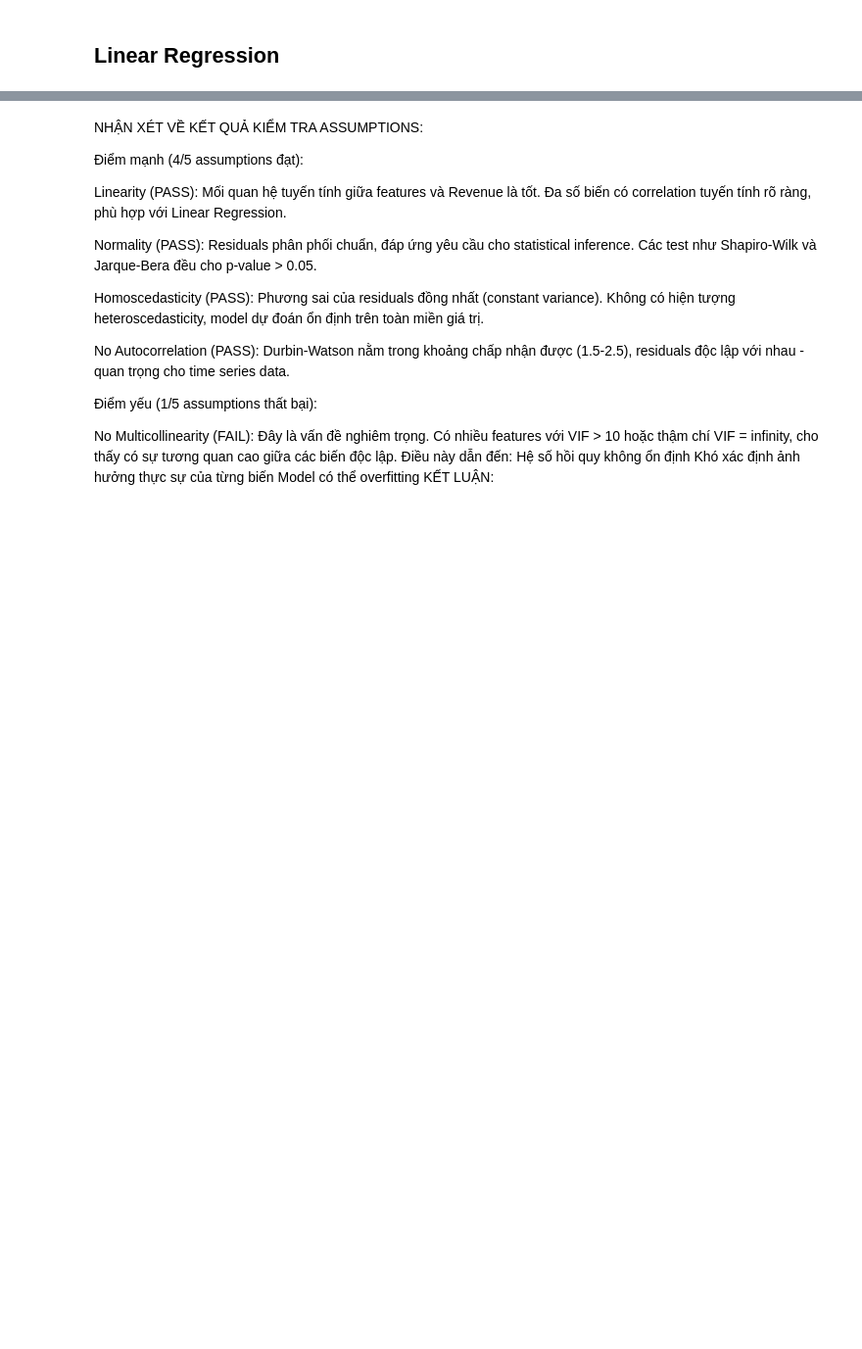
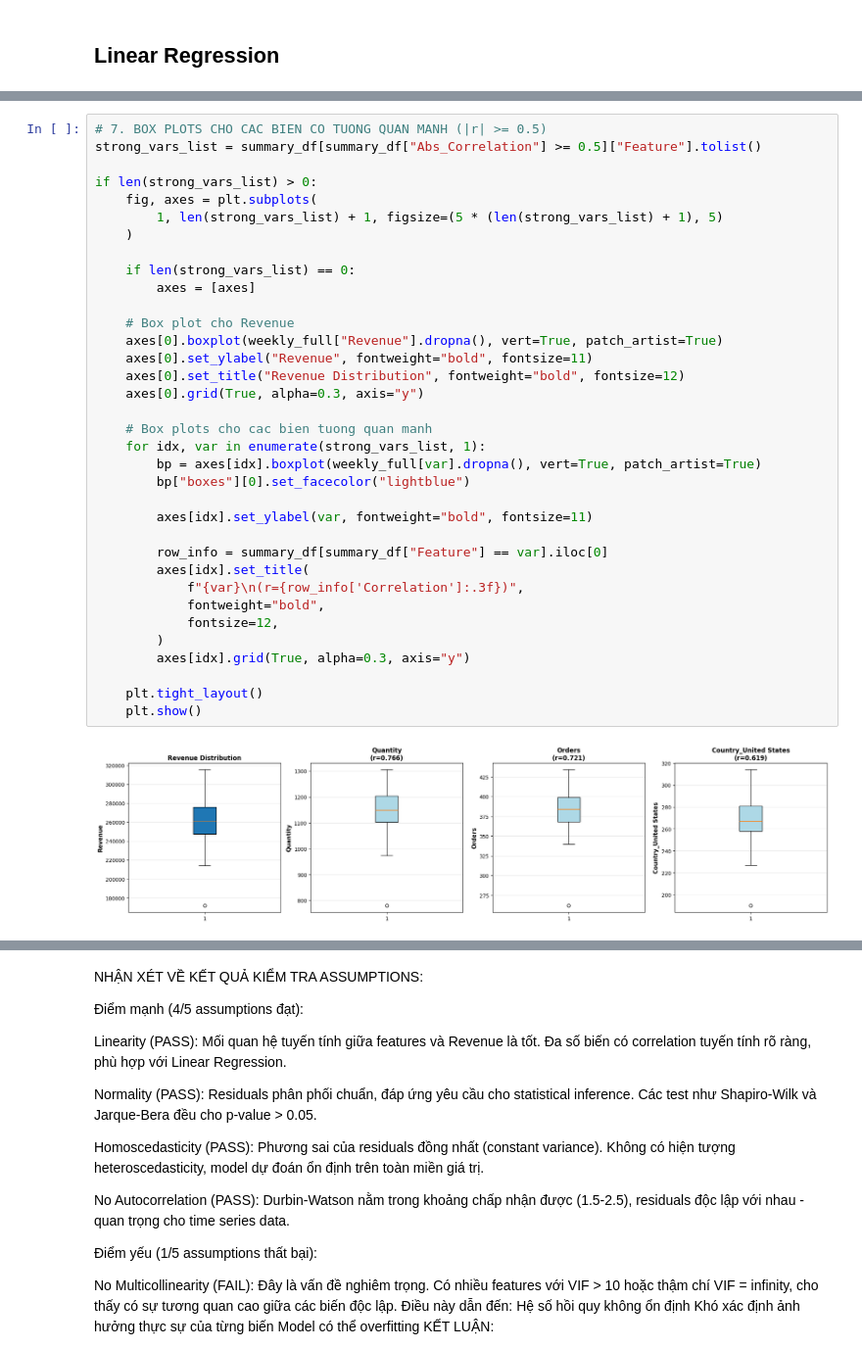
Before and after one commit to khoa2795/Final-Project, a Jupyter notebook: 03_Modeling_and_Prediction_KHOI.ipynb, the cells around one changed output, grey strips where cells are left out. Shown: that part at 98% size. Drawn from its saved outputs; the diff is of its cells as text; blank space fills up the shorter version.

```diff
--- a/03_Modeling_and_Prediction_KHOI.ipynb
+++ b/03_Modeling_and_Prediction_KHOI.ipynb
@@ -240,0 +187,37 @@ Overall: 4/5 assumptions passed
+# %%
+# 7. BOX PLOTS CHO CAC BIEN CO TUONG QUAN MANH (|r| >= 0.5)
+strong_vars_list = summary_df[summary_df["Abs_Correlation"] >= 0.5]["Feature"].tolist()
+
+if len(strong_vars_list) > 0:
+    fig, axes = plt.subplots(
+        1, len(strong_vars_list) + 1, figsize=(5 * (len(strong_vars_list) + 1), 5)
+    )
+
+    if len(strong_vars_list) == 0:
+        axes = [axes]
+
+    # Box plot cho Revenue
+    axes[0].boxplot(weekly_full["Revenue"].dropna(), vert=True, patch_artist=True)
+    axes[0].set_ylabel("Revenue", fontweight="bold", fontsize=11)
+    axes[0].set_title("Revenue Distribution", fontweight="bold", fontsize=12)
+    axes[0].grid(True, alpha=0.3, axis="y")
+
+    # Box plots cho cac bien tuong quan manh
+    for idx, var in enumerate(strong_vars_list, 1):
+        bp = axes[idx].boxplot(weekly_full[var].dropna(), vert=True, patch_artist=True)
+        bp["boxes"][0].set_facecolor("lightblue")
+
+        axes[idx].set_ylabel(var, fontweight="bold", fontsize=11)
+
+        row_info = summary_df[summary_df["Feature"] == var].iloc[0]
+        axes[idx].set_title(
+            f"{var}\n(r={row_info['Correlation']:.3f})",
+            fontweight="bold",
+            fontsize=12,
+        )
+        axes[idx].grid(True, alpha=0.3, axis="y")
+
+    plt.tight_layout()
+    plt.show()
+# %% [output]
+[figure, added]
```
Also changed, not shown: parts of 5 cells of this notebook, 1 other file.
